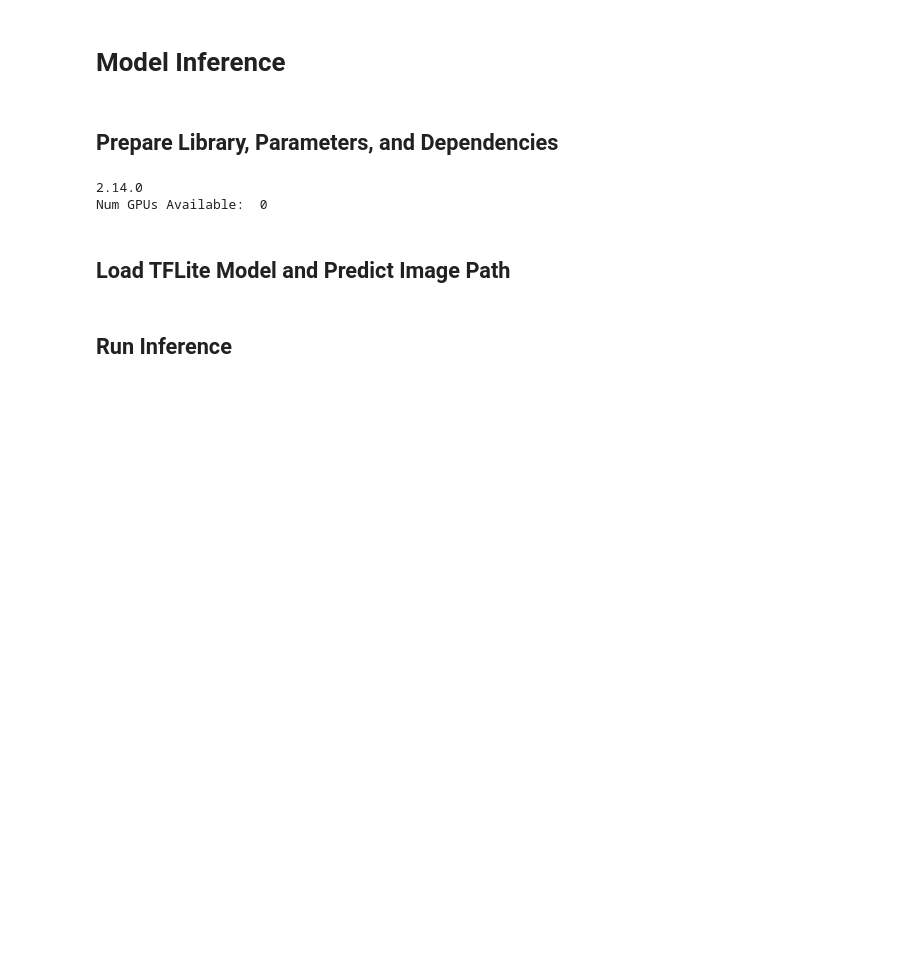
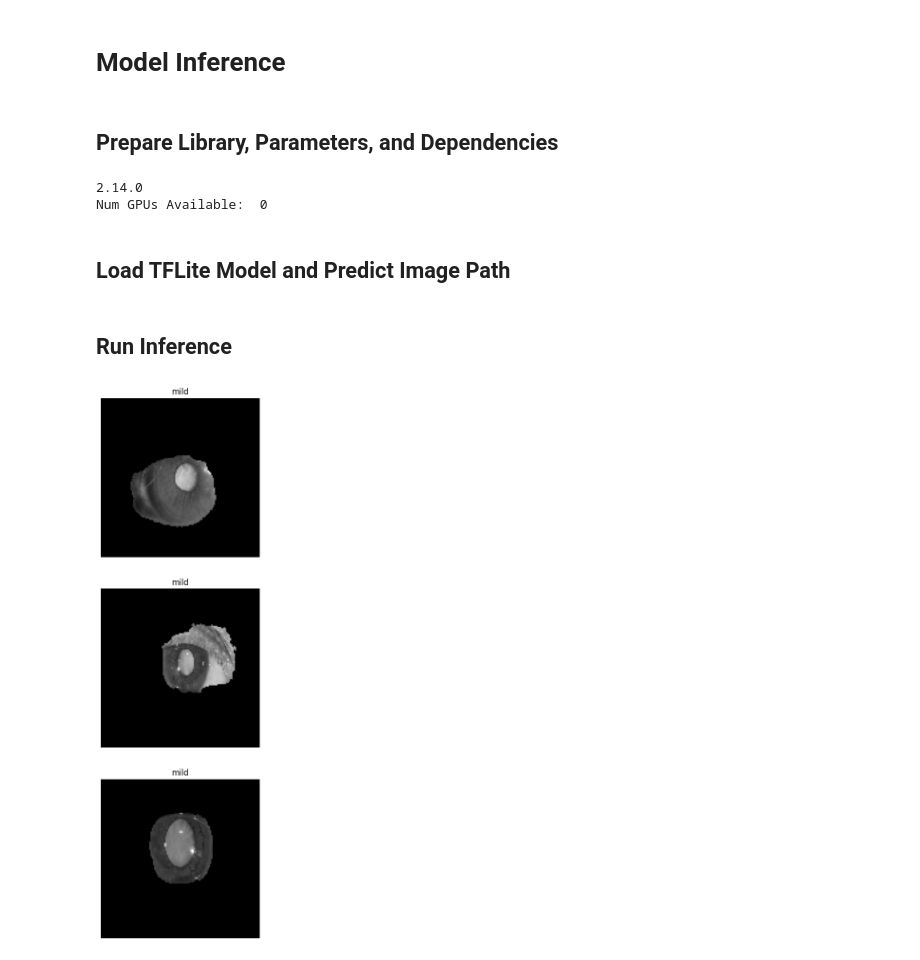
Before and after one commit to aimarabimanyu/Sistem-Diagnosa-Katarak-CNN-UNET, a Jupyter notebook: model_inference.ipynb, the cells around one changed output. Drawn from its saved outputs; the diff is of its cells as text; code cells hidden in the pictures; blank space fills up the shorter version.

Commit message:
little minor comment fix on dataset_preprocessing.ipynb, add bitwise and classification on model_inference.ipynb

```diff
--- a/model_inference.ipynb
+++ b/model_inference.ipynb
@@ -24,6 +25,8 @@ Num GPUs Available:  0
 SEGMENTATION_MODEL_PATH = "models/segmentation_model_1/tflite/model.tflite"
 CLASSIFICATION_MODEL_PATH = "models/classification_model_1/tflite/model.tflite"
 TEST_PREDICT_DIR = 'datasets/test_predict'
+
+CLASS_NAMES = ['mild', 'normal', 'severe']
 # %% [markdown]
 ## Load TFLite Model and Predict Image Path
 # %%
@@ -47,55 +50,49 @@ interpreter_classification.allocate_tensors()
 # Get Height and Width of Input Image
 _, height, width, _ = interpreter_segmentation.get_input_details()[0]['shape']
 # %%
+plt.figure(figsize=(20,20))
+k = 0
+
 # Run Inference for Each Image
 for path in image_path:
     # Load Image from Path and Resize
-    image = cv2.imread(image, cv2.IMREAD_GRAYSCALE)
-    image = cv2.resize(image, (width, height)
+    image = cv2.imread(path, cv2.IMREAD_GRAYSCALE)
+    image = cv2.resize(image, (width, height)).astype(np.float32)
+    image = image / 255.0
 
-    # Preprocess Image
-    input_image = np.expand_dims(np.array(image), axis=0)
+    # Add Batch Dimension
+    input_image = np.expand_dims(image, axis=0)
+    input_image = np.expand_dims(input_image, axis=-1)
 
-    # Set Input and Invoke Model
+    # Set Input and Invoke Segmentation Model
     interpreter_segmentation.set_tensor(interpreter_segmentation.get_input_details()[0]['index'], input_image)
     interpreter_segmentation.invoke()
 
     # Get Output
-    output_segmentation = interpreter_segmentation.get_tensor(interpreter_segmentation.get_output_details()[0]['index'])
+    output_segmentation = np.squeeze(interpreter_segmentation.get_tensor(interpreter_segmentation.get_output_details()[0]['index']))
+    output_segmentation = np.where(output_segmentation > 0.9, 1, 0).astype(np.uint8)
 
-    # Get Mask
-    mask = np.argmax(output_segmentation[0], axis=-1)
-    mask = np.expand_dims(mask, axis=-1)
+    # Multiply Image with Mask
+    multipy_image = cv2.bitwise_and(image, image, mask=output_segmentation)
+    multipy_image = cv2.cvtColor(multipy_image, cv2.COLOR_GRAY2RGB)
 
-    # Get Image with Mask
-    image_with_mask = np.array(image)
-    image_with_mask[mask == 0] = 0
+    # Add Batch Dimension for Predicted Image
+    input_image = np.expand_dims(multipy_image, axis=0)
 
-    # Preprocess Image with Mask
-    input_image_with_mask = np.expand_dims(np.array(image_with_mask), axis=0)
-
-    # Set Input and Invoke Model
-    interpreter_classification.set_tensor(interpreter_classification.get_input_details()[0]['index'], input_image_with_mask)
+    # Set Input and Invoke Classification Model
+    interpreter_classification.set_tensor(interpreter_classification.get_input_details()[0]['index'], input_image)
     interpreter_classification.invoke()
 
     # Get Output
-    output_classification = interpreter_classification.get_tensor(interpreter_classification.get_output_details()[0]['index'])
+    output_classification = np.squeeze(interpreter_classification.get_tensor(interpreter_classification.get_output_details()[0]['index']))
+    output_classification = CLASS_NAMES[np.argmax(output_classification)]
 
-    # Get Prediction
-    prediction = np.argmax(output_classification[0], axis=-1)
-
-    # Save Prediction
-    if prediction == 0:
-        prediction = ''
-    elif prediction == 1:
-        prediction = 'normal'
-    elif prediction == 2:
-        prediction = 'viral'
-
-    # Save Image with Mask
-    image_with_mask = Image.fromarray(image_with_mask)
-    image_with_mask.save(path.replace('test_predict', 'test_predict_with_mask'))
-
-    # Save Prediction
-    with open(path.replace('test_predict', 'test_predict_with_mask').replace('.jpg', '.txt'), 'w') as f:
-        f.write(prediction)
+    # Plot the Predicted Mask
+    plt.subplot(4,3,1+k*3)
+    plt.imshow(multipy_image)
+    plt.axis('off')
+    plt.title(output_classification)
+    k += 1
+    if k == 3: break
+# %% [output]
+[figure, added]
```
Also changed, not shown: parts of 1 cell of this notebook, 1 other file.
